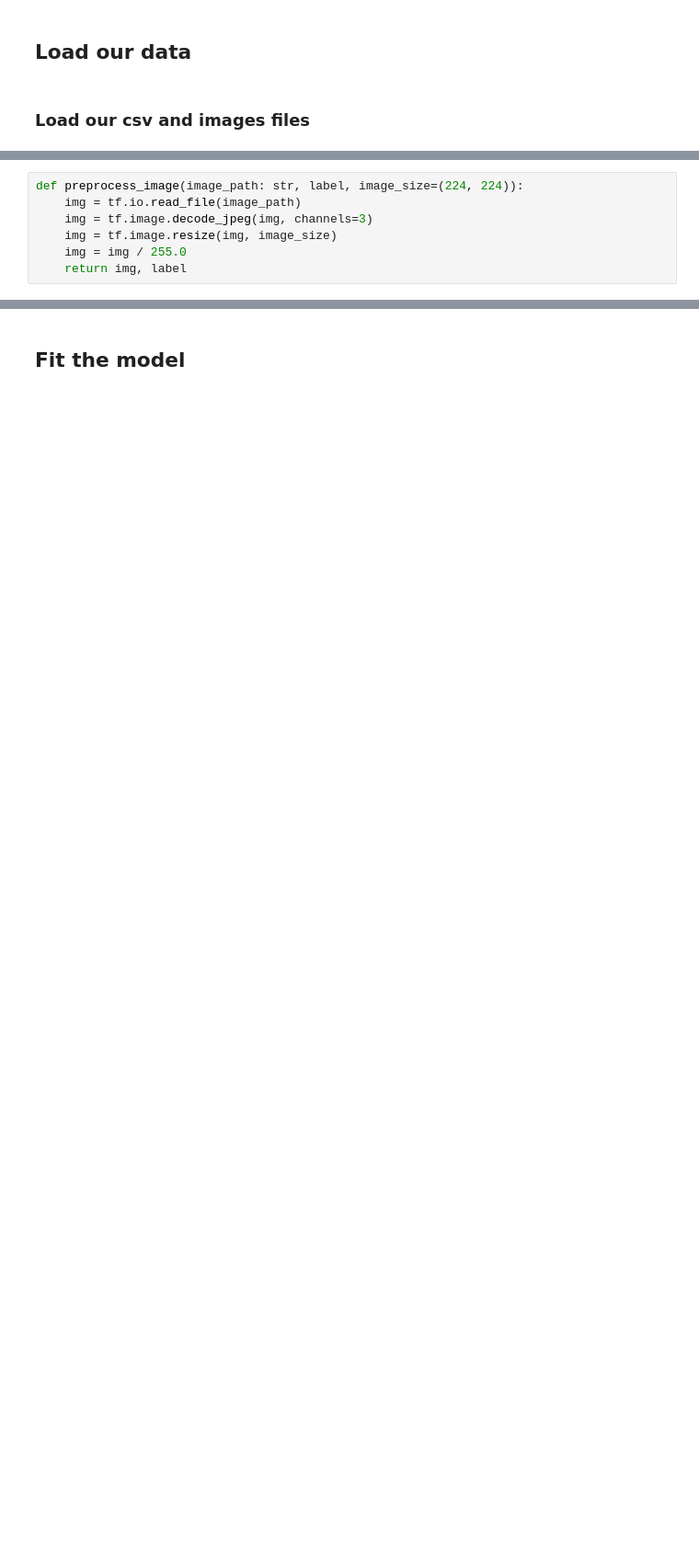
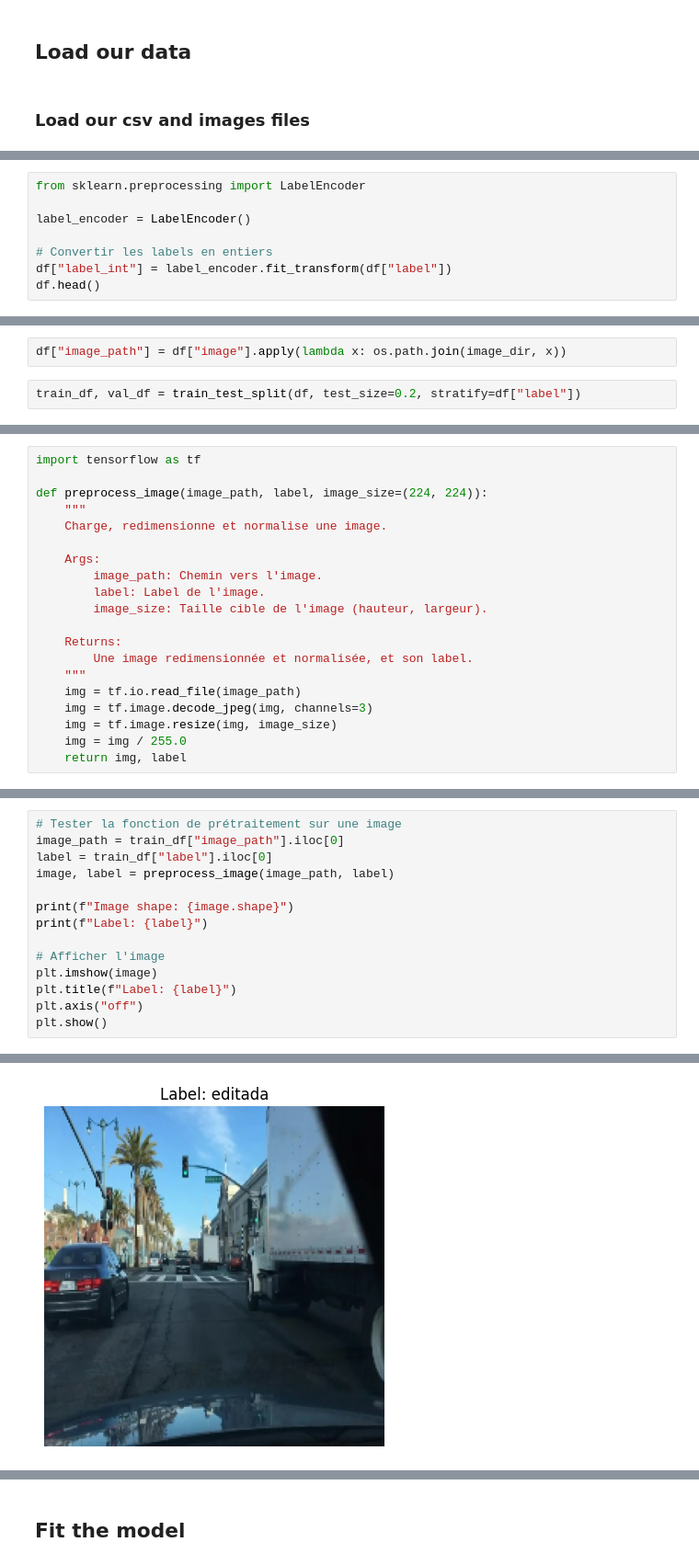
Before and after one commit to bpiaple/CIDAUT-AI-Fake-Scene-Classification-2024, a Jupyter notebook: CIDAUT AI Fake Scene Classification 2024.ipynb, the cells around one changed output, grey strips where cells are left out. Shown at 92% size. Drawn from its saved outputs; the diff is of its cells as text; blank space fills up the shorter version.

```diff
--- a/CIDAUT AI Fake Scene Classification 2024.ipynb
+++ b/CIDAUT AI Fake Scene Classification 2024.ipynb
@@ -51,0 +194,8 @@ batch_size = 32
+# %%
+from sklearn.preprocessing import LabelEncoder
+
+label_encoder = LabelEncoder()
+
+# Convertir les labels en entiers
+df["label_int"] = label_encoder.fit_transform(df["label"])
+df.head()
@@ -51,0 +209,4 @@ batch_size = 32
+# %%
+df["image_path"] = df["image"].apply(lambda x: os.path.join(image_dir, x))
+# %%
+train_df, val_df = train_test_split(df, test_size=0.2, stratify=df["label"])
@@ -52,5 +221,18 @@ batch_size = 32
 # %%
-def preprocess_image(image_path: str, label, image_size=(224, 224)):
+import tensorflow as tf
+
+def preprocess_image(image_path, label, image_size=(224, 224)):
+    """
+    Charge, redimensionne et normalise une image.
+
+    Args:
+        image_path: Chemin vers l'image.
+        label: Label de l'image.
+        image_size: Taille cible de l'image (hauteur, largeur).
+
+    Returns:
+        Une image redimensionnée et normalisée, et son label.
+    """
     img = tf.io.read_file(image_path)
     img = tf.image.decode_jpeg(img, channels=3)
     img = tf.image.resize(img, image_size)
@@ -118,0 +241,15 @@ Model: "sequential"
+# %%
+# Tester la fonction de prétraitement sur une image
+image_path = train_df["image_path"].iloc[0]
+label = train_df["label"].iloc[0]
+image, label = preprocess_image(image_path, label)
+
+print(f"Image shape: {image.shape}")
+print(f"Label: {label}")
+
+# Afficher l'image
+plt.imshow(image)
+plt.title(f"Label: {label}")
+plt.axis("off")
+plt.show()
+# %% [output]
@@ -118,0 +258 @@ Model: "sequential"
+[figure, added]
```
Also changed, not shown: parts of 38 cells of this notebook, 1 other file.
